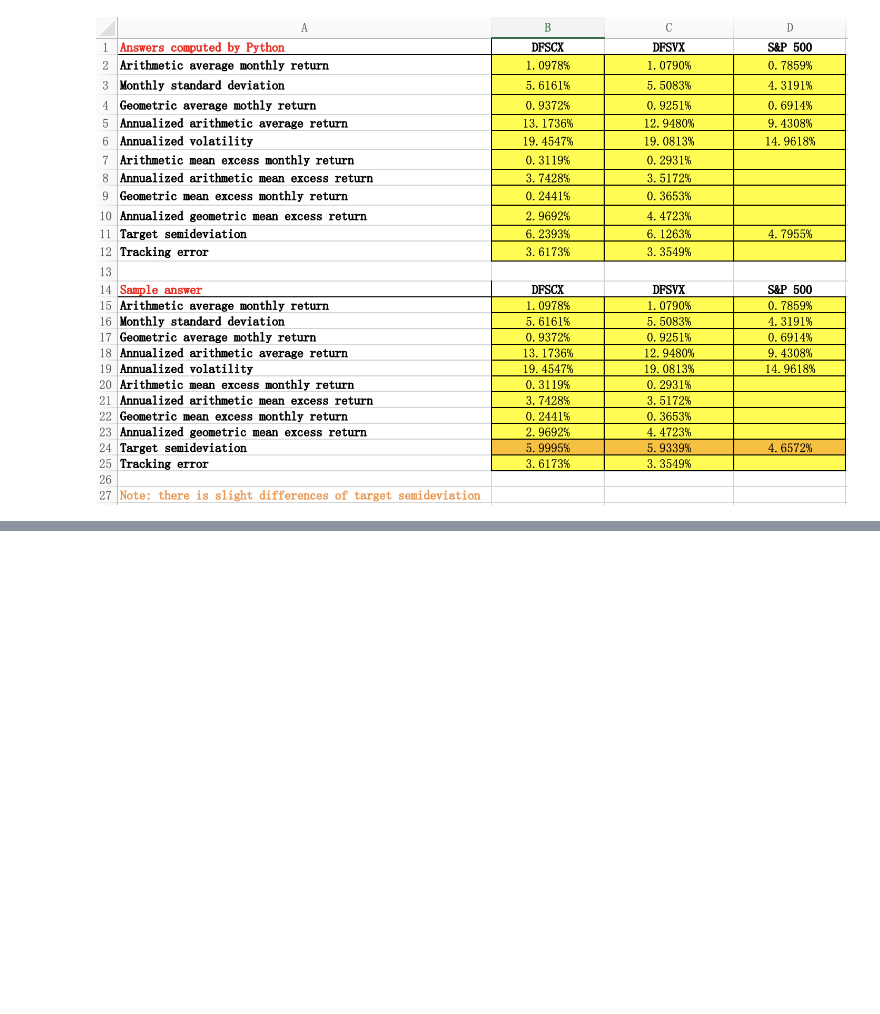
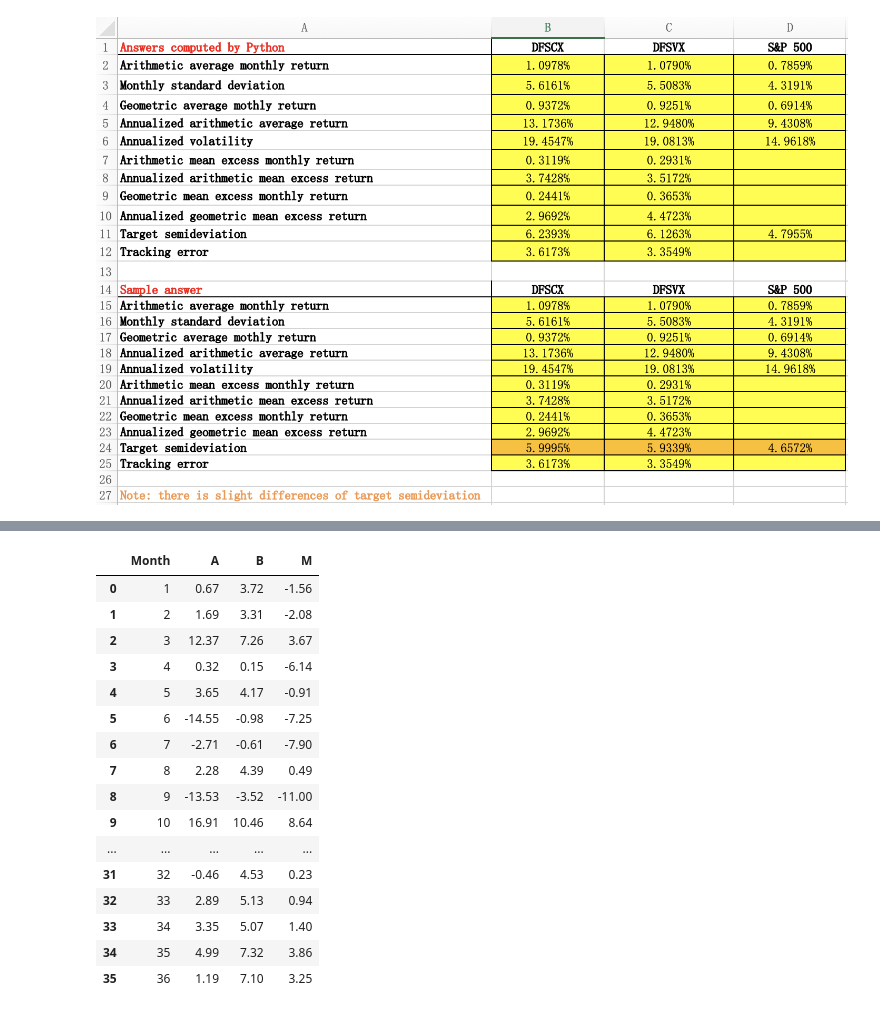
Before and after one commit to darrenhdc/Portfolio-Performance-Benchmarking, a Jupyter notebook: Portfolio_Analysis.ipynb, the cells around one changed output, grey strips where cells are left out. Saved outputs shown, nothing was run; the diff lists cells and outputs as text; code cells hidden in the pictures; blank space fills up the shorter version.

```diff
--- a/Portfolio_Benchmarking.ipynb
+++ b/Portfolio_Analysis.ipynb
@@ -220,0 +234,20 @@ Image("./answers.png")
+# %%
+df
+# %% [output]
+|  | Month | A | B | M |
+| 0 | 1 | 0.67 | 3.72 | -1.56 |
+| 1 | 2 | 1.69 | 3.31 | -2.08 |
+| 2 | 3 | 12.37 | 7.26 | 3.67 |
+| 3 | 4 | 0.32 | 0.15 | -6.14 |
+| 4 | 5 | 3.65 | 4.17 | -0.91 |
+| 5 | 6 | -14.55 | -0.98 | -7.25 |
+| 6 | 7 | -2.71 | -0.61 | -7.90 |
+| 7 | 8 | 2.28 | 4.39 | 0.49 |
+| 8 | 9 | -13.53 | -3.52 | -11.00 |
+| 9 | 10 | 16.91 | 10.46 | 8.64 |
+| ... | ... | ... | ... | ... |
+| 31 | 32 | -0.46 | 4.53 | 0.23 |
+| 32 | 33 | 2.89 | 5.13 | 0.94 |
+| 33 | 34 | 3.35 | 5.07 | 1.40 |
+| 34 | 35 | 4.99 | 7.32 | 3.86 |
+| 35 | 36 | 1.19 | 7.10 | 3.25 |
```
Also changed, not shown: parts of 9 cells of this notebook, 1 other file.
